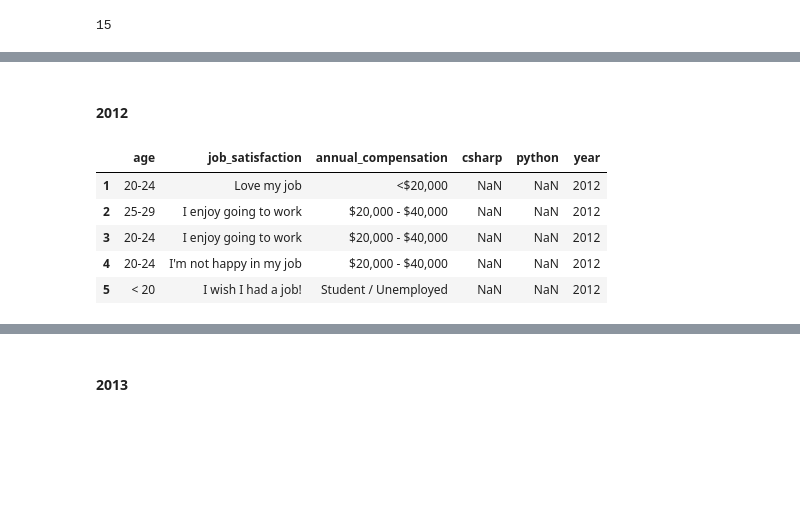
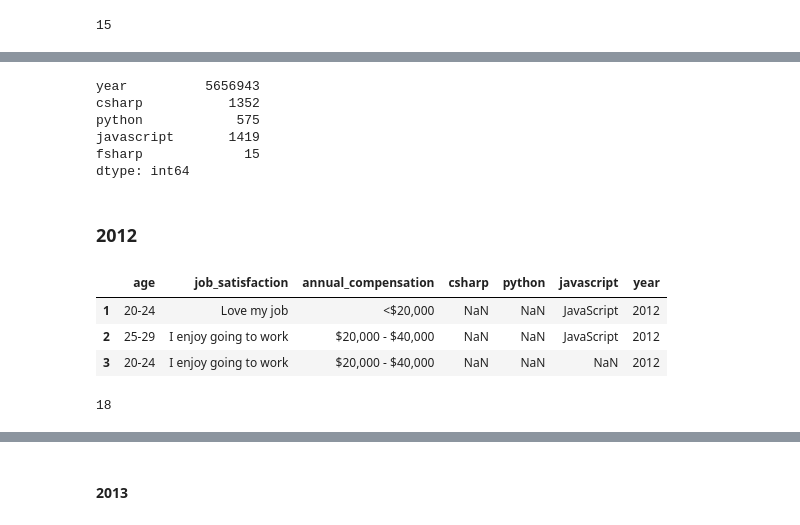
Before and after one commit to huli/the-transparent-coder, a Jupyter notebook: build_combined_data.ipynb, the cells around one changed output, grey strips where cells are left out. Drawn from its saved outputs; the diff is of its cells as text; code cells hidden in the pictures; blank space fills up the shorter version.

Commit message:
Cleaned year 2012

```diff
--- a/build_combined_data.ipynb
+++ b/build_combined_data.ipynb
@@ -80,16 +81,25 @@ subset2011.head(3)
+# %%
+# Check conversion
+subset2011.sum()
+# %% [output]
+year          5656943
+csharp           1352
+python            575
+javascript       1419
+fsharp             15
+dtype: int64
 # %% [markdown]
-#### 2012
+### 2012
 # %%
-subset2012 = data2012.iloc[1:, [2, 38, 39, 30, 26]]
+# Define subset from relevant columns
+subset2012 = data2012.iloc[1:, [2, 38, 39, 30, 26, 23]]
 subset2012['year'] = 2012
 subset2012.columns = subset_columns
-subset2012.head(5)
+subset2012.head(3)
 # %% [output]
-|  | age | job_satisfaction | annual_compensation | csharp | python | year |
-| 1 | 20-24 | Love my job | <$20,000 | NaN | NaN | 2012 |
-| 2 | 25-29 | I enjoy going to work | $20,000 - $40,000 | NaN | NaN | 2012 |
-| 3 | 20-24 | I enjoy going to work | $20,000 - $40,000 | NaN | NaN | 2012 |
-| 4 | 20-24 | I'm not happy in my job | $20,000 - $40,000 | NaN | NaN | 2012 |
-| 5 | < 20 | I wish I had a job! | Student / Unemployed | NaN | NaN | 2012 |
+|  | age | job_satisfaction | annual_compensation | csharp | python | javascript | year |
+| 1 | 20-24 | Love my job | <$20,000 | NaN | NaN | JavaScript | 2012 |
+| 2 | 25-29 | I enjoy going to work | $20,000 - $40,000 | NaN | NaN | JavaScript | 2012 |
+| 3 | 20-24 | I enjoy going to work | $20,000 - $40,000 | NaN | NaN | NaN | 2012 |
 # %%
 def cleanup_languages(df):
@@ -101 +116,6 @@ cleanup_languages(subset2012)
+# %%
+# Number of f# developers in 2012 (two more :))
+len(subset2012[subset2012['fsharp'] == True])
+# %% [output]
+18
 # %%
```
Also changed, not shown: parts of 17 cells of this notebook.
